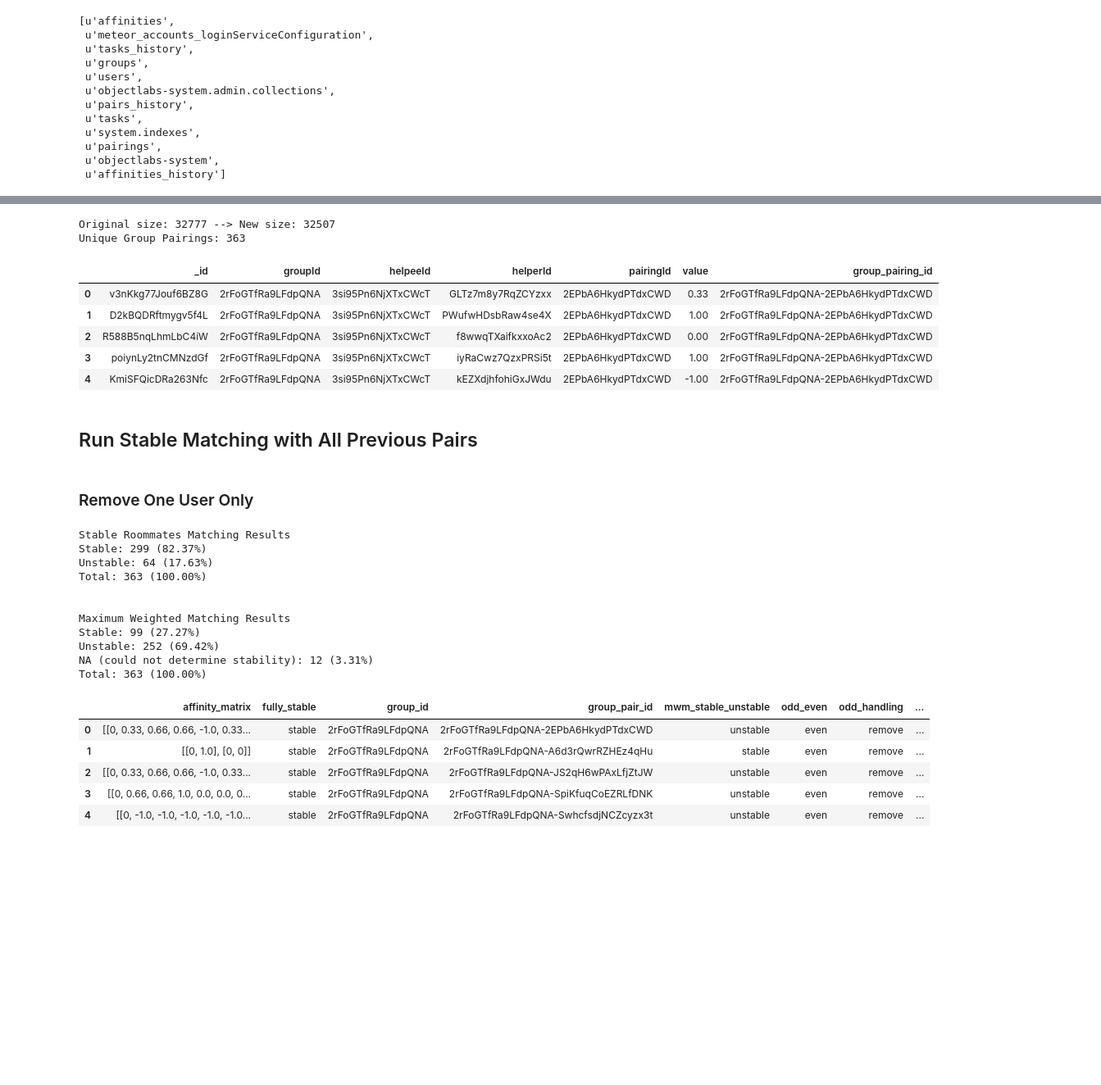
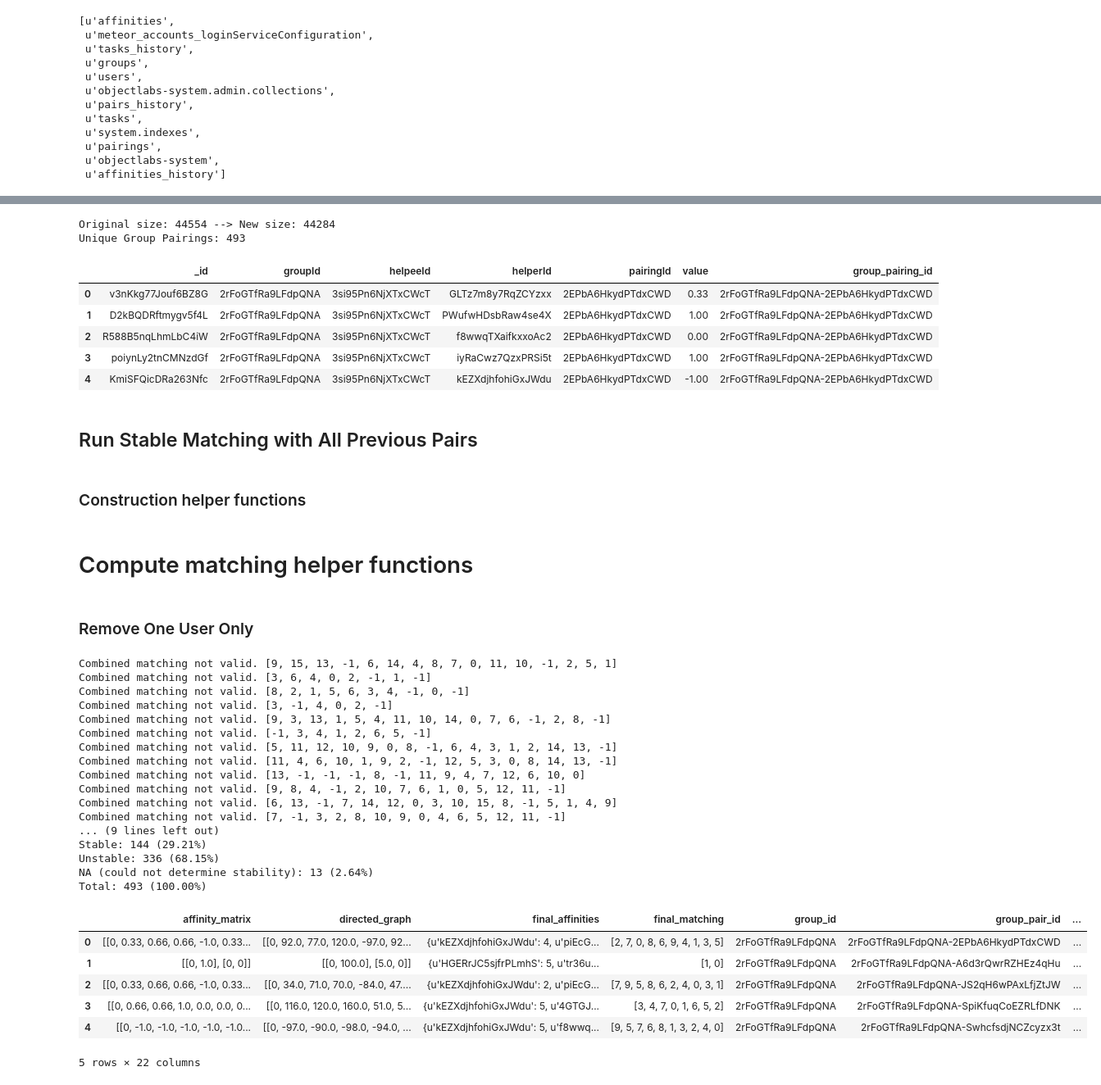
Before and after one commit to melissachen2000/pair-research-matching-alg, a Jupyter notebook: analysis/SRMatchingAnalysis.ipynb, the cells around one changed output, grey strips where cells are left out. Shown at 82% size. Drawn from its saved outputs; the diff is of its cells as text; code cells hidden in the pictures; blank space fills up the shorter version.

```diff
--- a/analysis/SRMatchingAnalysis.ipynb
+++ b/analysis/SRMatchingAnalysis.ipynb
@@ -150,5 +156,6 @@ print('Original size: {} --> New size: {}'.format(pairings_orig_size, pairings_n
 
 # display current pairings
 print('Pairing count: {}, Unique group count: {}'.format(len(pairings), len(pairings.groupId.unique())))
-pairings.sort_values('timestamp', ascending=True).head()
+pairings.sort_values('timestamp', ascending=False, inplace=True)
+pairings.head()
 # %% [output]
@@ -180,5 +187,6 @@ print('Original size: {} --> New size: {}'.format(pairs_history_orig_size, pairs
 # display current pairs_history
 print('Unique group count: {}, Unique pairing count: {}'.format(len(pairs_history.groupId.unique()),
                                                                 len(pairs_history.group_pairing_id.unique())))
-pairs_history.sort_values('timestamp', ascending=True).head()
+pairs_history.sort_values('timestamp', ascending=False, inplace=True)
+pairs_history.head()
 # %% [output]
@@ -252,7 +260,7 @@ affinities_history['group_pairing_id'] = affinities_history['groupId'] + '-' + a
 
 # remove duplicate ratings
 affinities_history.sort_values(['group_pairing_id', 'helpeeId', 'helperId'], inplace=True)
-affinities_history.drop_duplicates(subset=['group_pairing_id', 'helpeeId', 'helperId'], keep='first', inplace=True)
+affinities_history.drop_duplicates(subset=['group_pairing_id', 'helpeeId', 'helperId'], keep='last', inplace=True)
 affinities_history.reset_index(drop=True, inplace=True)
 
 # print change in size
@@ -263,8 +271,8 @@ print('Original size: {} --> New size: {}'.format(affinities_history_orig_size,
 print('Unique Group Pairings: {}'.format(len(affinities_history.group_pairing_id.unique())))
 affinities_history.head()
 # %% [output]
-Original size: 32777 --> New size: 32507
-Unique Group Pairings: 363
+Original size: 44554 --> New size: 44284
+Unique Group Pairings: 493
 |  | _id | groupId | helpeeId | helperId | pairingId | value | group_pairing_id |
 | 0 | v3nKkg77Jouf6BZ8G | 2rFoGTfRa9LFdpQNA | 3si95Pn6NjXTxCWcT | GLTz7m8y7RqZCYzxx | 2EPbA6HkydPTdxCWD | 0.33 | 2rFoGTfRa9LFdpQNA-2EPbA6HkydPTdxCWD |
 | 1 | D2kBQDRftmygv5f4L | 2rFoGTfRa9LFdpQNA | 3si95Pn6NjXTxCWcT | PWufwHDsbRaw4se4X | 2EPbA6HkydPTdxCWD | 1.00 | 2rFoGTfRa9LFdpQNA-2EPbA6HkydPTdxCWD |
@@ -273,4 +281,6 @@ Unique Group Pairings: 363
 | 4 | KmiSFQicDRa263Nfc | 2rFoGTfRa9LFdpQNA | 3si95Pn6NjXTxCWcT | kEZXdjhfohiGxJWdu | 2EPbA6HkydPTdxCWD | -1.00 | 2rFoGTfRa9LFdpQNA-2EPbA6HkydPTdxCWD |
 # %% [markdown]
 ## Run Stable Matching with All Previous Pairs
+# %% [markdown]
+### Construction helper functions
 # %%
@@ -583,0 +652,2 @@ def execute_sr_matching(group_pairing_ids, handle_odd_method='remove', remove_al
+# %% [markdown]
+# Compute matching helper functions
@@ -586,51 +784,58 @@ def execute_sr_matching(group_pairing_ids, handle_odd_method='remove', remove_al
 # %%
 # get all pairing instances
 group_pairing_ids = affinities_history.group_pairing_id.unique()
 
 # compute pairings and create DataFrame of results
 remove_one_pairings_df = execute_sr_matching(group_pairing_ids, handle_odd_method='remove', remove_all=False,
                                              parallel=True)
 
 # print stable matching results
-sr_stable_count = len(remove_one_pairings_df[remove_one_pairings_df['fully_stable'] == 'stable'])
-sr_unstable_count = len(remove_one_pairings_df[remove_one_pairings_df['fully_stable'] == 'unstable'])
+sr_stable_count = len(remove_one_pairings_df[remove_one_pairings_df['sr_stability'] == 'stable'])
+sr_unstable_count = len(remove_one_pairings_df[remove_one_pairings_df['sr_stability'] == 'unstable'])
 sr_total = sr_stable_count + sr_unstable_count
 
 output_string = 'Stable Roommates Matching Results\nStable: {} ({:1.2f}%)\nUnstable: {} ({:1.2f}%)\nTotal: {} (100.00%)\n\n'
 print(output_string.format(sr_stable_count, 100 * sr_stable_count / sr_total,
                            sr_unstable_count, 100 * sr_unstable_count / sr_total,
                            sr_total))
 
 # print mwm results
-mwm_stable_count = len(remove_one_pairings_df[remove_one_pairings_df['mwm_stable_unstable'] == 'stable'])
-mwm_unstable_count = len(remove_one_pairings_df[remove_one_pairings_df['mwm_stable_unstable'] == 'unstable'])
-mwm_none_count = len(remove_one_pairings_df[remove_one_pairings_df['mwm_stable_unstable'] == 'NA'])
+mwm_stable_count = len(remove_one_pairings_df[remove_one_pairings_df['mwm_stability'] == 'stable'])
+mwm_unstable_count = len(remove_one_pairings_df[remove_one_pairings_df['mwm_stability'] == 'unstable'])
+mwm_none_count = len(remove_one_pairings_df[remove_one_pairings_df['mwm_stability'] == 'NA'])
 mwm_total = mwm_stable_count + mwm_unstable_count + mwm_none_count
 
 output_string = 'Maximum Weighted Matching Results\nStable: {} ({:1.2f}%)\nUnstable: {} ({:1.2f}%)\nNA (could not determine stability): {} ({:1.2f}%)\nTotal: {} (100.00%)'
 print(output_string.format(mwm_stable_count, 100 * mwm_stable_count / mwm_total,
                            mwm_unstable_count, 100 * mwm_unstable_count / mwm_total,
                            mwm_none_count, 100 * mwm_none_count / mwm_total,
                            mwm_total))
 remove_one_pairings_df.head()
 # %% [output]
-Stable Roommates Matching Results
-Stable: 299 (82.37%)
-Unstable: 64 (17.63%)
-Total: 363 (100.00%)
-
-
-Maximum Weighted Matching Results
-Stable: 99 (27.27%)
-Unstable: 252 (69.42%)
-NA (could not determine stability): 12 (3.31%)
-Total: 363 (100.00%)
+Combined matching not valid. [9, 15, 13, -1, 6, 14, 4, 8, 7, 0, 11, 10, -1, 2, 5, 1]
+Combined matching not valid. [3, 6, 4, 0, 2, -1, 1, -1]
+Combined matching not valid. [8, 2, 1, 5, 6, 3, 4, -1, 0, -1]
+Combined matching not valid. [3, -1, 4, 0, 2, -1]
+Combined matching not valid. [9, 3, 13, 1, 5, 4, 11, 10, 14, 0, 7, 6, -1, 2, 8, -1]
+Combined matching not valid. [-1, 3, 4, 1, 2, 6, 5, -1]
+Combined matching not valid. [5, 11, 12, 10, 9, 0, 8, -1, 6, 4, 3, 1, 2, 14, 13, -1]
+Combined matching not valid. [11, 4, 6, 10, 1, 9, 2, -1, 12, 5, 3, 0, 8, 14, 13, -1]
+Combined matching not valid. [13, -1, -1, -1, 8, -1, 11, 9, 4, 7, 12, 6, 10, 0]
+Combined matching not valid. [9, 8, 4, -1, 2, 10, 7, 6, 1, 0, 5, 12, 11, -1]
+Combined matching not valid. [6, 13, -1, 7, 14, 12, 0, 3, 10, 15, 8, -1, 5, 1, 4, 9]
+Combined matching not valid. [7, -1, 3, 2, 8, 10, 9, 0, 4, 6, 5, 12, 11, -1]
+... (9 lines left out)
+Stable: 144 (29.21%)
+Unstable: 336 (68.15%)
+NA (could not determine stability): 13 (2.64%)
+Total: 493 (100.00%)
-|  | affinity_matrix | fully_stable | group_id | group_pair_id | mwm_stable_unstable | odd_even | odd_handling | ... |
-| 0 | [[0, 0.33, 0.66, 0.66, -1.0, 0.33... | stable | 2rFoGTfRa9LFdpQNA | 2rFoGTfRa9LFdpQNA-2EPbA6HkydPTdxCWD | unstable | even | remove | ... |
-| 1 | [[0, 1.0], [0, 0]] | stable | 2rFoGTfRa9LFdpQNA | 2rFoGTfRa9LFdpQNA-A6d3rQwrRZHEz4qHu | stable | even | remove | ... |
-| 2 | [[0, 0.33, 0.66, 0.66, -1.0, 0.33... | stable | 2rFoGTfRa9LFdpQNA | 2rFoGTfRa9LFdpQNA-JS2qH6wPAxLfjZtJW | unstable | even | remove | ... |
-| 3 | [[0, 0.66, 0.66, 1.0, 0.0, 0.0, 0... | stable | 2rFoGTfRa9LFdpQNA | 2rFoGTfRa9LFdpQNA-SpiKfuqCoEZRLfDNK | unstable | even | remove | ... |
-| 4 | [[0, -1.0, -1.0, -1.0, -1.0, -1.0... | stable | 2rFoGTfRa9LFdpQNA | 2rFoGTfRa9LFdpQNA-SwhcfsdjNCZcyzx3t | unstable | even | remove | ... |
+|  | affinity_matrix | directed_graph | final_affinities | final_matching | group_id | group_pair_id | ... |
+| 0 | [[0, 0.33, 0.66, 0.66, -1.0, 0.33... | [[0, 92.0, 77.0, 120.0, -97.0, 92... | {u'kEZXdjhfohiGxJWdu': 4, u'piEcG... | [2, 7, 0, 8, 6, 9, 4, 1, 3, 5] | 2rFoGTfRa9LFdpQNA | 2rFoGTfRa9LFdpQNA-2EPbA6HkydPTdxCWD | ... |
+| 1 | [[0, 1.0], [0, 0]] | [[0, 100.0], [5.0, 0]] | {u'HGERrJC5sjfrPLmhS': 5, u'tr36u... | [1, 0] | 2rFoGTfRa9LFdpQNA | 2rFoGTfRa9LFdpQNA-A6d3rQwrRZHEz4qHu | ... |
+| 2 | [[0, 0.33, 0.66, 0.66, -1.0, 0.33... | [[0, 34.0, 71.0, 70.0, -84.0, 47.... | {u'kEZXdjhfohiGxJWdu': 2, u'piEcG... | [7, 9, 5, 8, 6, 2, 4, 0, 3, 1] | 2rFoGTfRa9LFdpQNA | 2rFoGTfRa9LFdpQNA-JS2qH6wPAxLfjZtJW | ... |
+| 3 | [[0, 0.66, 0.66, 1.0, 0.0, 0.0, 0... | [[0, 116.0, 120.0, 160.0, 51.0, 5... | {u'kEZXdjhfohiGxJWdu': 5, u'4GTGJ... | [3, 4, 7, 0, 1, 6, 5, 2] | 2rFoGTfRa9LFdpQNA | 2rFoGTfRa9LFdpQNA-SpiKfuqCoEZRLfDNK | ... |
+| 4 | [[0, -1.0, -1.0, -1.0, -1.0, -1.0... | [[0, -97.0, -90.0, -98.0, -94.0, ... | {u'kEZXdjhfohiGxJWdu': 5, u'f8wwq... | [9, 5, 7, 6, 8, 1, 3, 2, 4, 0] | 2rFoGTfRa9LFdpQNA | 2rFoGTfRa9LFdpQNA-SwhcfsdjNCZcyzx3t | ... |
+5 rows × 22 columns
 # %% [markdown]
 ### Remove another user (and attempt for all users) if Stable Matching isn't Found
 # %%
```
Also changed, not shown: parts of 38 cells of this notebook, 1 other file.
